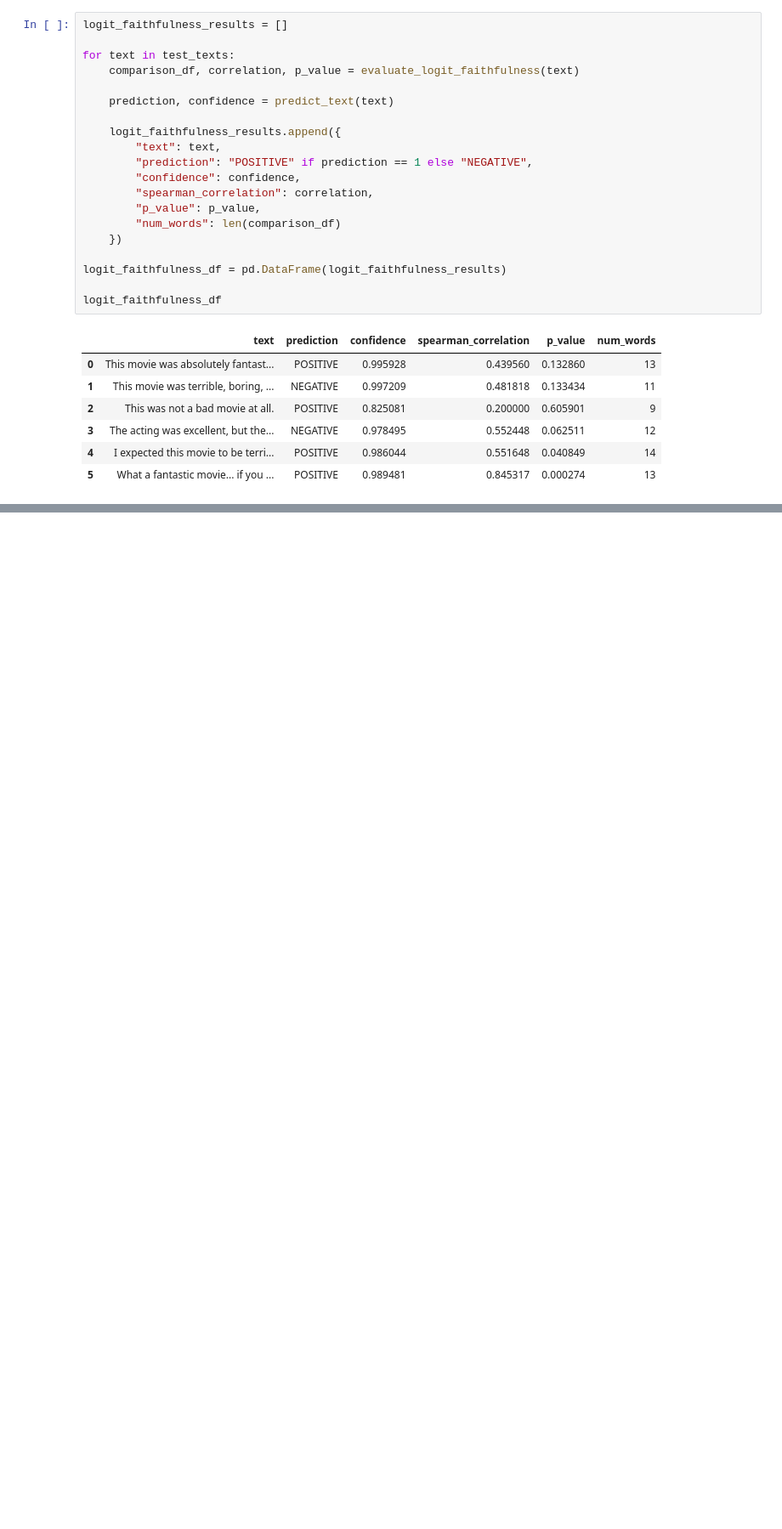
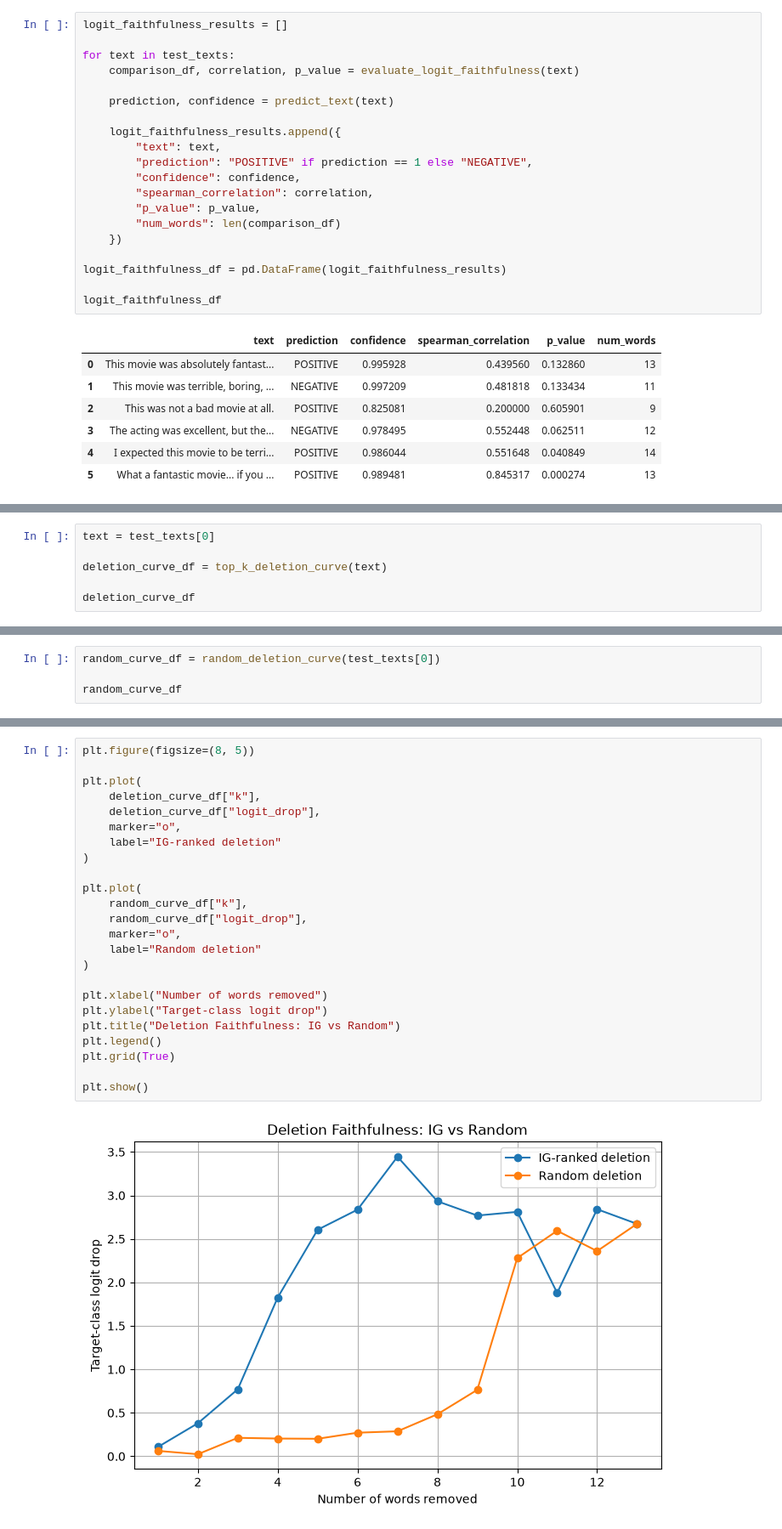
Before and after one commit to jordan-dsouza/xray-transformers, a Jupyter notebook: notebooks/robustness.ipynb, the cells around one changed output, grey strips where cells are left out. Shown at 85% size. Saved outputs shown, nothing was run; the diff lists cells and outputs as text; blank space fills up the shorter version.

Commit message:
Added more cells and plots

```diff
--- a/notebooks/robustness.ipynb
+++ b/notebooks/robustness.ipynb
@@ -401,0 +446,6 @@ logit_faithfulness_df
+# %%
+text = test_texts[0]
+
+deletion_curve_df = top_k_deletion_curve(text)
+
+deletion_curve_df
@@ -401,0 +511,4 @@ logit_faithfulness_df
+# %%
+random_curve_df = random_deletion_curve(test_texts[0])
+
+random_curve_df
@@ -401,0 +562,26 @@ logit_faithfulness_df
+# %%
+plt.figure(figsize=(8, 5))
+
+plt.plot(
+    deletion_curve_df["k"],
+    deletion_curve_df["logit_drop"],
+    marker="o",
+    label="IG-ranked deletion"
+)
+
+plt.plot(
+    random_curve_df["k"],
+    random_curve_df["logit_drop"],
+    marker="o",
+    label="Random deletion"
+)
+
+plt.xlabel("Number of words removed")
+plt.ylabel("Target-class logit drop")
+plt.title("Deletion Faithfulness: IG vs Random")
+plt.legend()
+plt.grid(True)
+
+plt.show()
+# %% [output]
+[figure, added]
```
Also changed, not shown: parts of 9 cells of this notebook.
